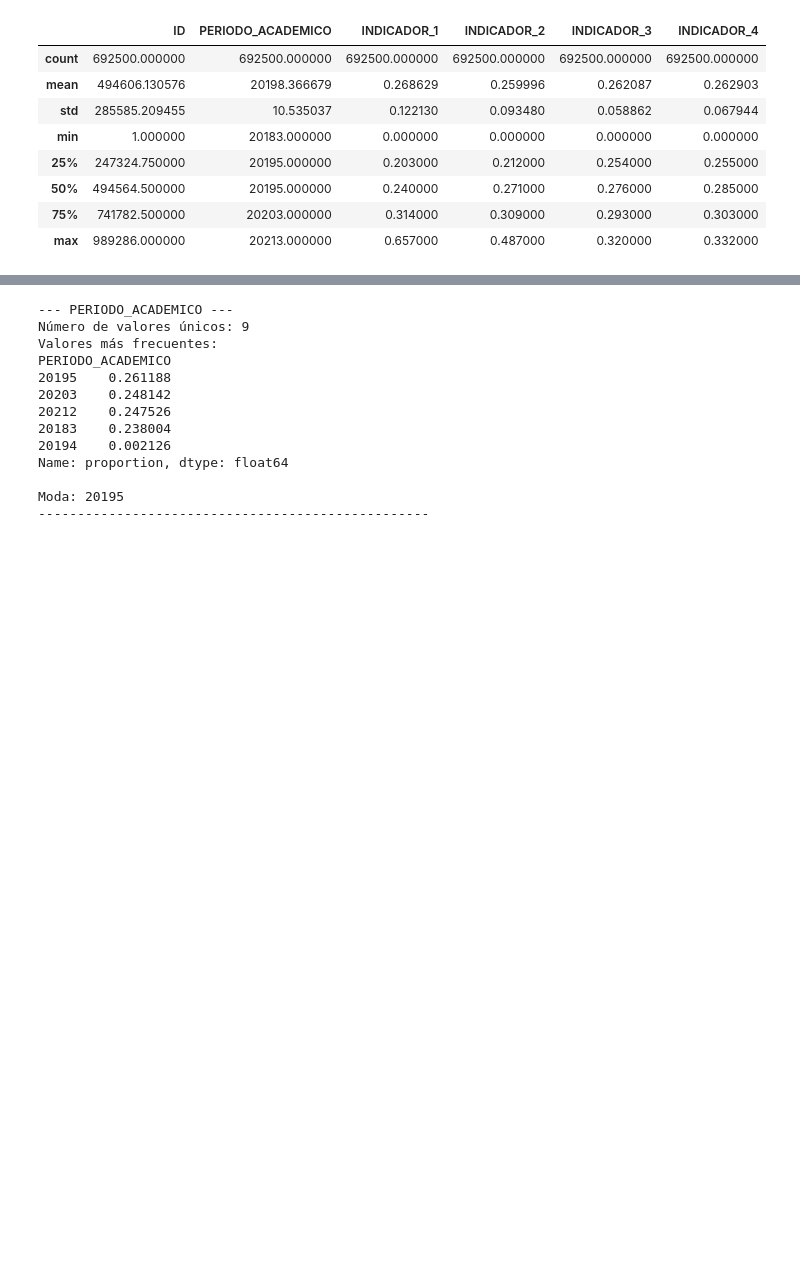
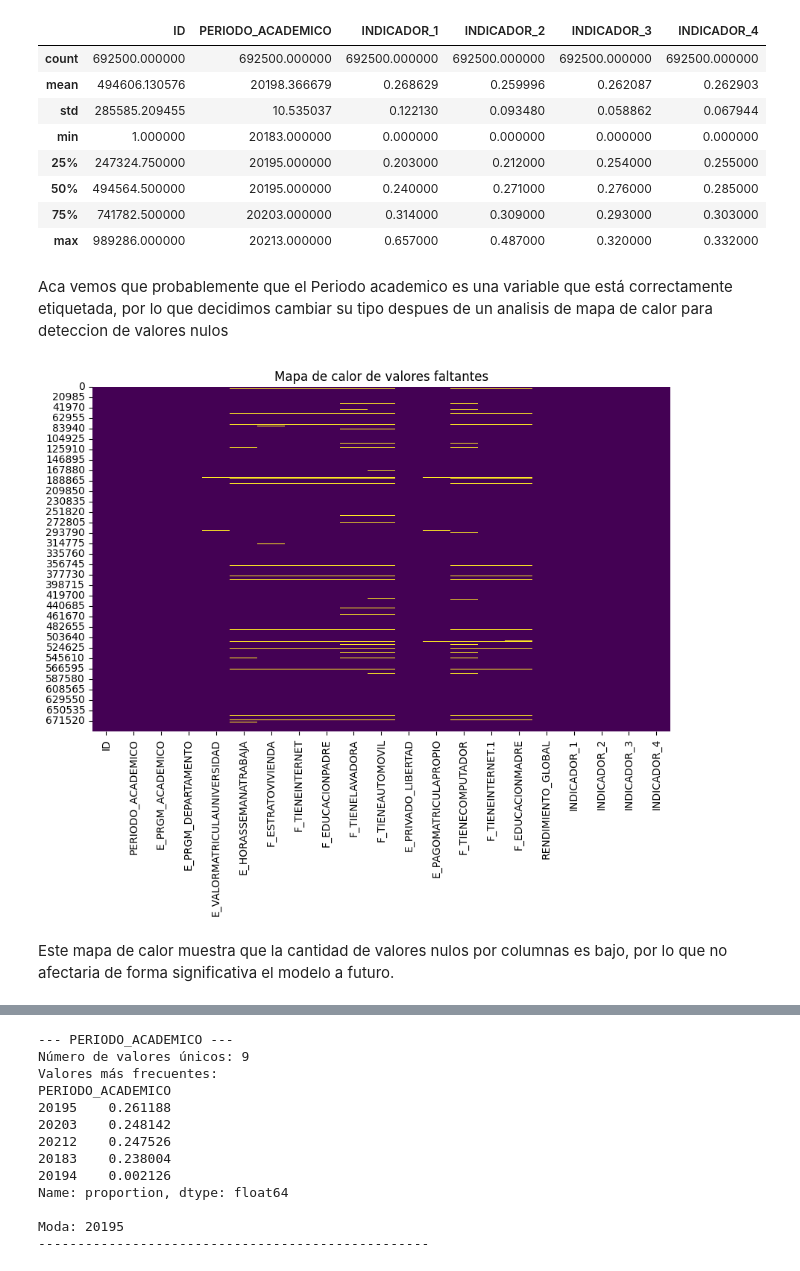
Before and after one commit to juanjo-barrientos/saber_pro_predictor, a Jupyter notebook: 01 - exploración.ipynb, the cells around one changed output, grey strips where cells are left out. Saved outputs shown, nothing was run; the diff lists cells and outputs as text; code cells hidden in the pictures; blank space fills up the shorter version.

```diff
--- a/01 - exploración.ipynb
+++ b/01 - exploración.ipynb
@@ -47,5 +77,16 @@ df.describe()
 | 50% | 494564.500000 | 20195.000000 | 0.240000 | 0.271000 | 0.276000 | 0.285000 |
 | 75% | 741782.500000 | 20203.000000 | 0.314000 | 0.309000 | 0.293000 | 0.303000 |
 | max | 989286.000000 | 20213.000000 | 0.657000 | 0.487000 | 0.320000 | 0.332000 |
+# %% [markdown]
+Aca vemos que probablemente que el Periodo academico es una variable que está correctamente etiquetada, por lo que decidimos cambiar su tipo despues de un analisis de mapa de calor para deteccion de valores nulos
+# %%
+plt.figure(figsize=(10, 6))
+sns.heatmap(df.isnull(), cbar=False, cmap='viridis')
+plt.title('Mapa de calor de valores faltantes')
+plt.show()
+# %% [output]
+[figure, added]
+# %% [markdown]
+Este mapa de calor muestra que la cantidad de valores nulos por columnas es bajo, por lo que no afectaria de forma significativa el modelo a futuro.
 # %%
 df["PERIODO_ACADEMICO"] = df["PERIODO_ACADEMICO"].astype('category')
```
Also changed, not shown: parts of 12 cells of this notebook.
